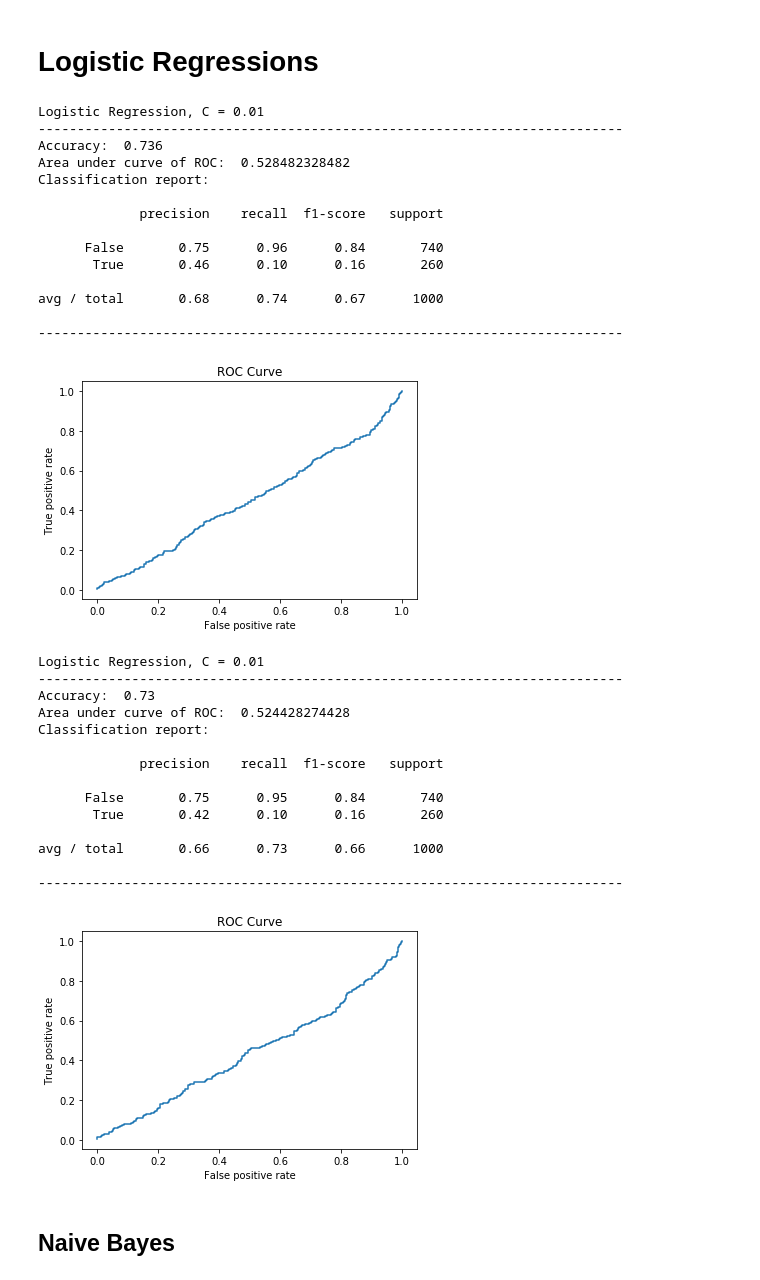
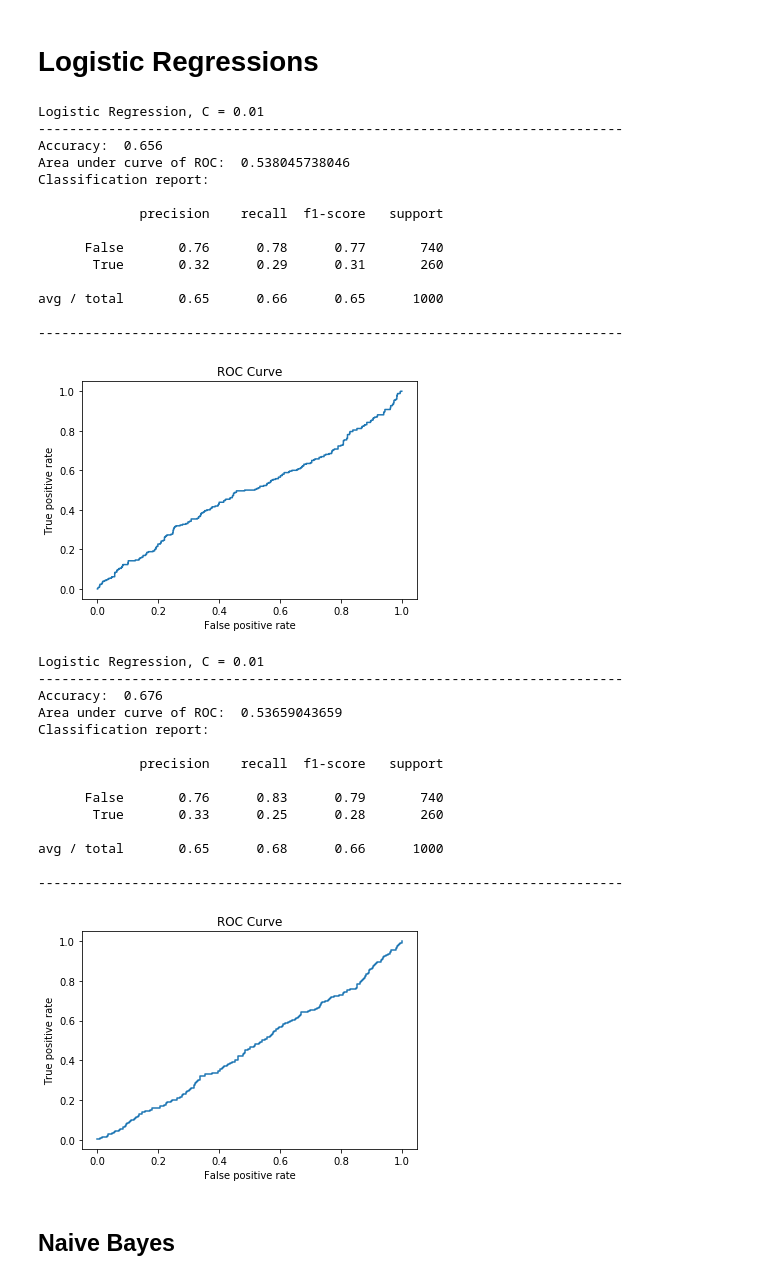
Before and after one commit to maynard242/Classification-Pizza, a Jupyter notebook: W207 Basic Programs LT.ipynb, the cells around one changed output. Drawn from its saved outputs; the diff is of its cells as text; code cells hidden in the pictures.

```diff
--- a/W207 Basic Programs LT.ipynb
+++ b/W207 Basic Programs LT.ipynb
@@ -167,7 +237,7 @@ def data_preprocessor(s):
     s = [re.sub(r' +',r' ',s) for s in s] # convert multiple spaces to single space
 
     # This sets word size to n=5
-    num = 5
+    num = 8
     def set_word(s):
         temp = []
         for s in s:
@@ -277,19 +255,25 @@ SyntaxError: invalid syntax (<ipython-input-9-0d93020674cd>, line 23)
 
 #vectorizer = CountVectorizer(lowercase=True, strip_accents='unicode',stop_words='english')
 
-vectorizer = CountVectorizer(min_df=1,lowercase=True)
-tVector = vectorizer.fit_transform(trainCorpus)
-dVector = vectorizer.transform(devCorpus)
+vectorizer = CountVectorizer(min_df=2, max_df=0.95, lowercase=True, stop_words='english',
+                             strip_accents='unicode', ngram_range=(1,1))
+tVector = vectorizer.fit_transform(data_preprocessor(trainCorpus))
+dVector = vectorizer.transform(data_preprocessor(devCorpus))
 
 print ('\nRaw data:')
 print ("The size of the vocabulary for the training text data is", tVector.shape[1])
-print ("First 5 feature Names:", vectorizer.get_feature_names()[1:6], "\n")
+print ("First 5 feature Names:", vectorizer.get_feature_names()[1:20], "\n")
 
+
+# Set up with Td-if vectorizer
+
+vectorizer = TfidfVectorizer(min_df=2, max_df=0.95, lowercase=True, stop_words='english',
+                             strip_accents='unicode', ngram_range=(1,1))
 tVector_p = vectorizer.fit_transform(data_preprocessor(trainCorpus))
 dVector_p = vectorizer.transform(data_preprocessor(devCorpus))
 
 print ('\nPre-Processed data:')
 print ("The size of the vocabulary for the training text data is", tVector_p.shape[1])
-print ("First 5 feature Names:", vectorizer.get_feature_names()[1:6], "\n")
+print ("First 5 feature Names:", vectorizer.get_feature_names()[1:20], "\n")
 # %% [output]
 Raw data:
@@ -311,16 +295,3 @@ First 5 feature Names: ['aaaaa', 'aan', 'ab', 'aback', 'aband']
 ## 3.1 Subreddit Models
 # %% [markdown]
 ## Logistic Regression
-# %%
-pca = PCA(n_components=4)
-dVector_s = pca.fit(dVector)
-
-pca.fit(dVector)
-
-plt.figure(1, figsize=(4, 3))
-plt.clf()
-plt.axes([.2, .2, .7, .7])
-plt.plot(pca.explained_variance_, linewidth=2)
-plt.axis('tight')
-plt.xlabel('n_components')
-plt.ylabel('explained_variance_')
@@ -378,49 +330,49 @@ def score_rep(y_true, y_pred, desc):
 # %%
 # Logistic Regression
 
-C = 0.01 #(For now)
+C = 100 #(For now)
 
 modelLogit = LogisticRegression(penalty='l2', C=C)
 
 modelLogit.fit(tVector,trainLabel)
 score_rep(devLabel,modelLogit.predict(dVector),'Logistic Regression, C = 0.01')
 roc_curve1(devLabel, modelLogit.predict_proba(dVector)[:,0])
 
 
 modelLogit.fit(tVector_p,trainLabel)
 score_rep(devLabel,modelLogit.predict(dVector_p),'Logistic Regression, C = 0.01')
 roc_curve1(devLabel, modelLogit.predict_proba(dVector_p)[:,0])
 # %% [output]
 Logistic Regression, C = 0.01
 ---------------------------------------------------------------------------
-Accuracy:  0.736
-Area under curve of ROC:  0.528482328482
+Accuracy:  0.656
+Area under curve of ROC:  0.538045738046
 Classification report:
 
              precision    recall  f1-score   support
 
-      False       0.75      0.96      0.84       740
-       True       0.46      0.10      0.16       260
+      False       0.76      0.78      0.77       740
+       True       0.32      0.29      0.31       260
 
-avg / total       0.68      0.74      0.67      1000
+avg / total       0.65      0.66      0.65      1000
 
 ---------------------------------------------------------------------------
-[figure, old version]
+[figure, new version]
 Logistic Regression, C = 0.01
 ---------------------------------------------------------------------------
-Accuracy:  0.73
-Area under curve of ROC:  0.524428274428
+Accuracy:  0.676
+Area under curve of ROC:  0.53659043659
 Classification report:
 
              precision    recall  f1-score   support
 
-      False       0.75      0.95      0.84       740
-       True       0.42      0.10      0.16       260
+      False       0.76      0.83      0.79       740
+       True       0.33      0.25      0.28       260
 
-avg / total       0.66      0.73      0.66      1000
+avg / total       0.65      0.68      0.66      1000
 
 ---------------------------------------------------------------------------
-[figure, old version]
+[figure, new version]
 # %% [markdown]
 ## Naive Bayes
 # %%
```
Also changed, not shown: parts of 17 cells of this notebook.
